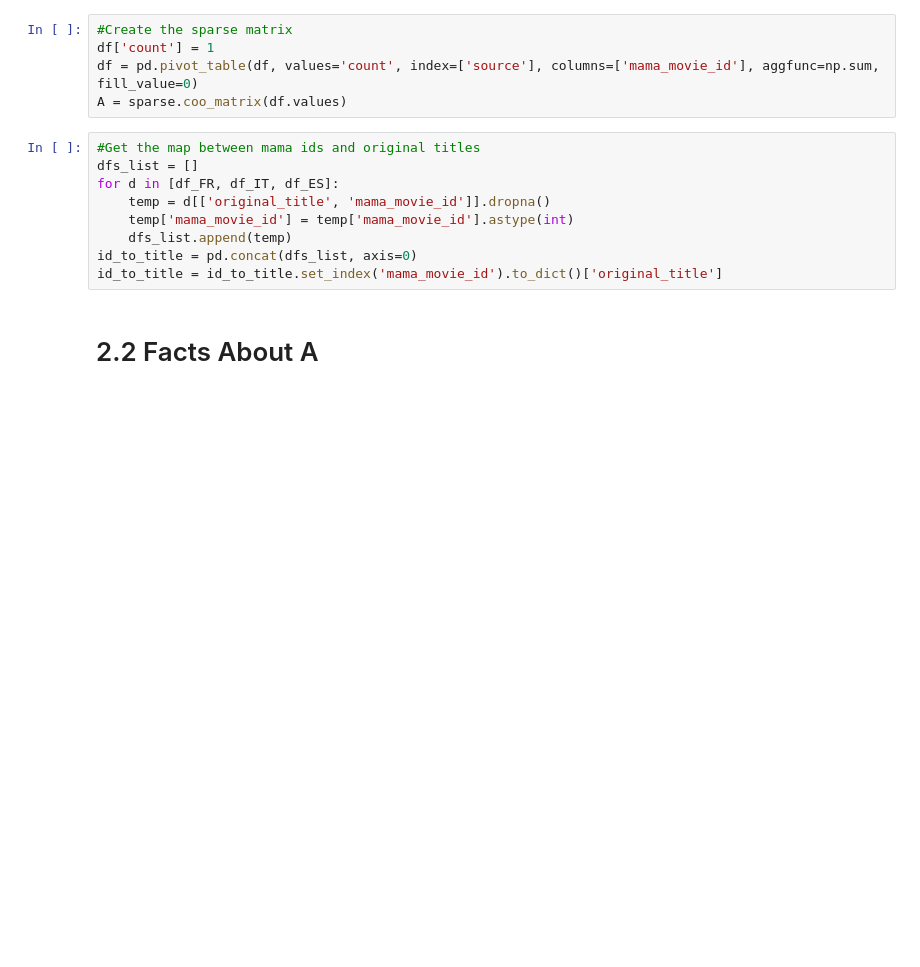
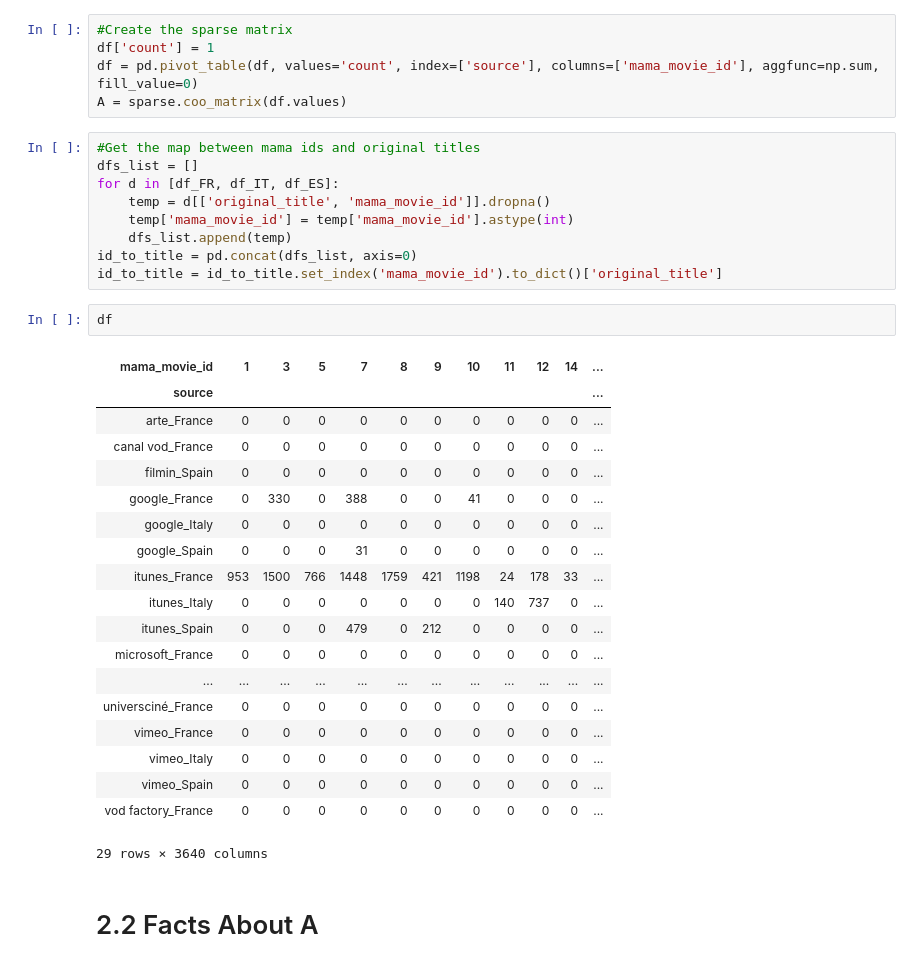
Before and after one commit to SapiensZ/UnderTheMilkyWay, a Jupyter notebook: Collaborative Filtering - Ru.ipynb, the cells around one changed output. Cells and saved outputs as stored; diff of their text form; blank space fills up the shorter version.

```diff
--- a/Collaborative Filtering - Ru.ipynb
+++ b/Collaborative Filtering - Ru.ipynb
@@ -50,6 +50,28 @@ for d in [df_FR, df_IT, df_ES]:
     dfs_list.append(temp)
 id_to_title = pd.concat(dfs_list, axis=0)
 id_to_title = id_to_title.set_index('mama_movie_id').to_dict()['original_title']
+# %%
+df
+# %% [output]
+| mama_movie_id | 1 | 3 | 5 | 7 | 8 | 9 | 10 | 11 | 12 | 14 | ... |
+| source |  |  |  |  |  |  |  |  |  |  | ... |
+| arte_France | 0 | 0 | 0 | 0 | 0 | 0 | 0 | 0 | 0 | 0 | ... |
+| canal vod_France | 0 | 0 | 0 | 0 | 0 | 0 | 0 | 0 | 0 | 0 | ... |
+| filmin_Spain | 0 | 0 | 0 | 0 | 0 | 0 | 0 | 0 | 0 | 0 | ... |
+| google_France | 0 | 330 | 0 | 388 | 0 | 0 | 41 | 0 | 0 | 0 | ... |
+| google_Italy | 0 | 0 | 0 | 0 | 0 | 0 | 0 | 0 | 0 | 0 | ... |
+| google_Spain | 0 | 0 | 0 | 31 | 0 | 0 | 0 | 0 | 0 | 0 | ... |
+| itunes_France | 953 | 1500 | 766 | 1448 | 1759 | 421 | 1198 | 24 | 178 | 33 | ... |
+| itunes_Italy | 0 | 0 | 0 | 0 | 0 | 0 | 0 | 140 | 737 | 0 | ... |
+| itunes_Spain | 0 | 0 | 0 | 479 | 0 | 212 | 0 | 0 | 0 | 0 | ... |
+| microsoft_France | 0 | 0 | 0 | 0 | 0 | 0 | 0 | 0 | 0 | 0 | ... |
+| ... | ... | ... | ... | ... | ... | ... | ... | ... | ... | ... | ... |
+| universciné_France | 0 | 0 | 0 | 0 | 0 | 0 | 0 | 0 | 0 | 0 | ... |
+| vimeo_France | 0 | 0 | 0 | 0 | 0 | 0 | 0 | 0 | 0 | 0 | ... |
+| vimeo_Italy | 0 | 0 | 0 | 0 | 0 | 0 | 0 | 0 | 0 | 0 | ... |
+| vimeo_Spain | 0 | 0 | 0 | 0 | 0 | 0 | 0 | 0 | 0 | 0 | ... |
+| vod factory_France | 0 | 0 | 0 | 0 | 0 | 0 | 0 | 0 | 0 | 0 | ... |
+29 rows × 3640 columns
 # %% [markdown]
 # 2.2 Facts About A
 # %%
```
Also changed, not shown: parts of 4 cells of this notebook, 7 other files.
